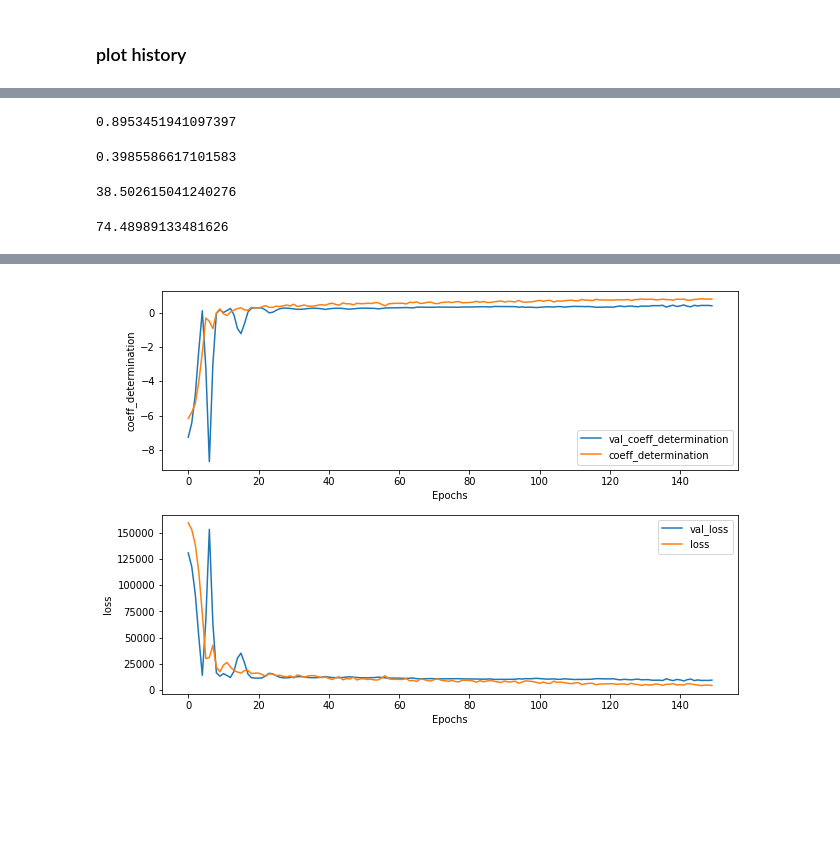
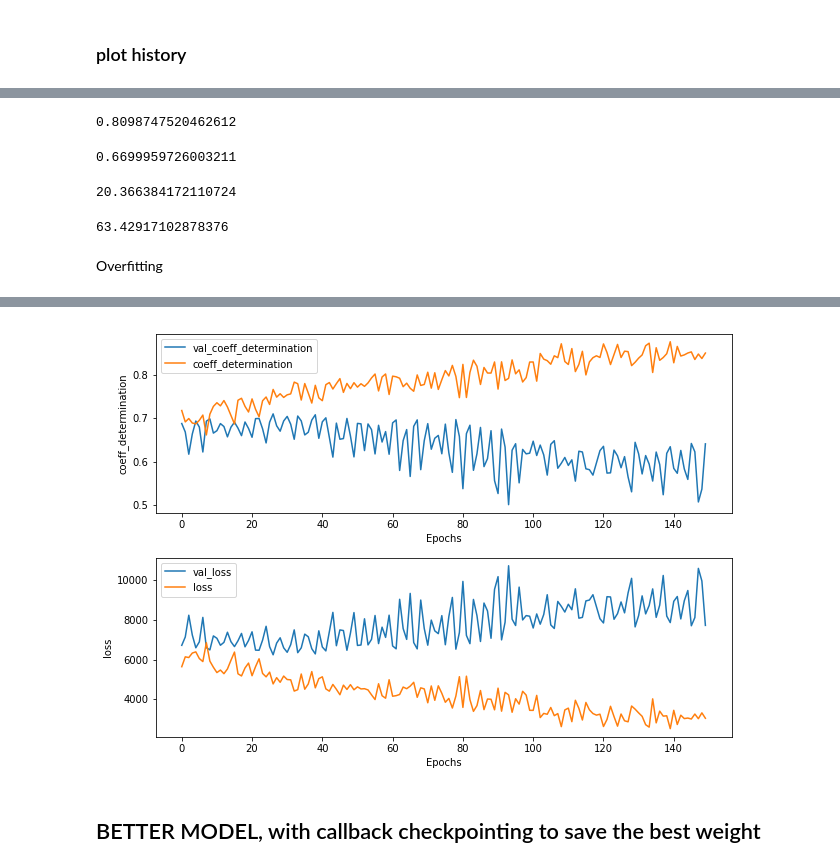
Before and after one commit to emissible/SPEEDCOM, a Jupyter notebook: SPEEDCOM/models/smiles_cnn.ipynb, the cells around one changed output, grey strips where cells are left out. Saved outputs shown, nothing was run; the diff lists cells and outputs as text; code cells hidden in the pictures; blank space fills up the shorter version.

Commit message:
added metrics plot of smiles_cnn model

```diff
--- a/SPEEDCOM/models/smiles_cnn.ipynb
+++ b/SPEEDCOM/models/smiles_cnn.ipynb
@@ -13,5 +14,5 @@ from model_utils import ModelUtils
 # %% [output]
 Using TensorFlow backend.
 # %%
-dset = DataUtils.readData('temp_cleaned_data.tsv', sep='\t')
+dset = DataUtils.readData('cleaned_data_emission.tsv', sep='\t')
 # %% [output]
@@ -24,5 +39,5 @@ dset = DataUtils.readData('temp_cleaned_data.tsv', sep='\t')
 # %%
-X, y = DataUtils.get_xy(dset, 2, 3)
+X, y = DataUtils.get_xy(dset, 9, 8)
 # %%
 word_map = DataUtils.get_wordmap(x_smiles=X)
 # %%
@@ -211,3 +187,3 @@ model.compile(loss="mse", optimizer=optimizer, metrics=[coeff_determination, lr_
 # %%
-history = model.fit(x=X_train, y=y_train, batch_size=128, epochs=150, validation_data=(X_test,y_test))
+history1 = model.fit(x=X_train, y=y_train, batch_size=128, epochs=150, validation_data=(X_test,y_test))
 # %% [output]
@@ -235,21 +207,23 @@ ModelUtils.plot_model(X_train,X_test,y_train.reshape(1,-1), y_test.reshape(1,-1)
 # %%
 metrics.r2_score(y_train, model.predict(X_train))
 # %% [output]
-0.8953451941097397
+0.8098747520462612
 # %%
 metrics.r2_score(y_test, model.predict(X_test))
 # %% [output]
-0.3985586617101583
+0.6699959726003211
 # %%
 metrics.mean_absolute_error(y_train, model.predict(X_train))
 # %% [output]
-38.502615041240276
+20.366384172110724
 # %%
 metrics.mean_absolute_error(y_test, model.predict(X_test))
 # %% [output]
-74.48989133481626
+63.42917102878376
+# %% [markdown]
+Overfitting
 # %%
-hist = history.history
+hist = history1.history
 
 plt.figure(figsize=(10, 8))
 
@@ -275 +247,3 @@ Adding an axes using the same arguments as a previous axes currently reuses the
-[figure, old version]
+[figure, new version]
+# %% [markdown]
+## BETTER MODEL, with callback checkpointing to save the best weight
```
Also changed, not shown: parts of 50 cells of this notebook, 3 other files.
